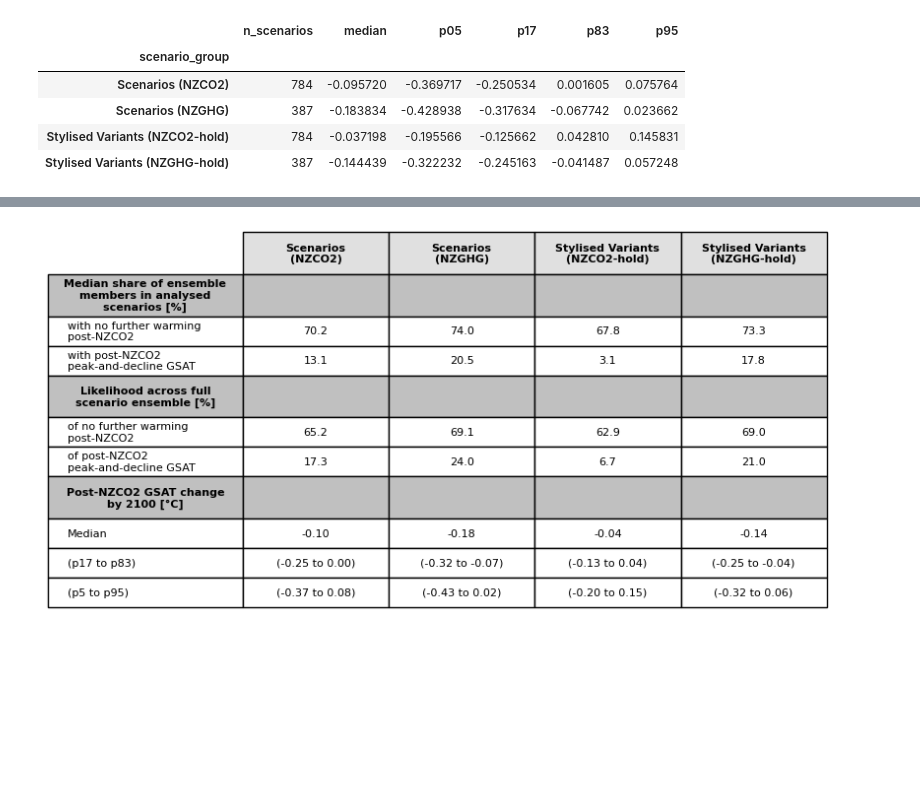
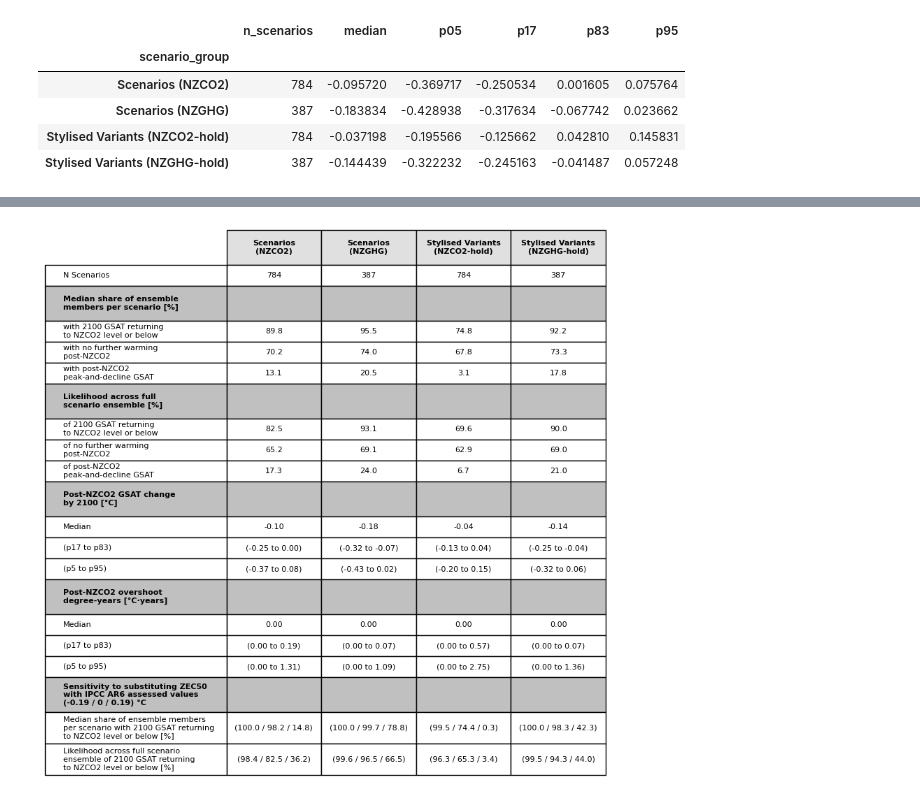
Before and after one commit to gaurav-ganti/netzero_assessment, a Jupyter notebook: analysis/501_scenario_characteristics.ipynb, the cells around one changed output, grey strips where cells are left out. Drawn from its saved outputs; the diff is of its cells as text; code cells hidden in the pictures; blank space fills up the shorter version.

Commit message:
updated 501 notebook to produce new Table 1, STable 2 and SFig 2

```diff
--- a/analysis/501_scenario_characteristics.ipynb
+++ b/analysis/501_scenario_characteristics.ipynb
@@ -644,6 +262,7 @@ def per_scenario_probability_median(df, group, criterion_col):
 median_share_results = pd.DataFrame({
     "no further warming": [per_scenario_probability_median(all_df_extended, g, "no_further_warming_after_nzco2") for g in groups],
     "peak-and-decline": [per_scenario_probability_median(all_df_extended, g, "peak_and_decline_after_nzco2") for g in groups],
+    "returns to NZCO2 or below": [per_scenario_probability_median(all_df_extended, g, "returns_to_or_below_nzco2") for g in groups],
 }, index=groups)
 median_share_results
 # %% [output]
@@ -669,6 +288,16 @@ def pooled_probability(df, group, criterion_col):
 pooled_prob_results = pd.DataFrame({
     "no further warming": [pooled_probability(all_df_extended, g, "no_further_warming_after_nzco2") for g in groups],
     "peak-and-decline": [pooled_probability(all_df_extended, g, "peak_and_decline_after_nzco2") for g in groups],
+    "returns to NZCO2 or below": [pooled_probability(all_df_extended, g, "returns_to_or_below_nzco2") for g in groups],
 }, index=groups)
+
+# The two mutually exclusive categories should sum exactly to the union - confirms
+# the pooled (mean-based) probabilities are additive, unlike the median-based shares.
+additivity_check = (
+    pooled_prob_results["no further warming"] + pooled_prob_results["peak-and-decline"]
+    - pooled_prob_results["returns to NZCO2 or below"]
+).abs()
+assert (additivity_check < 1e-9).all(), "pooled probabilities should add up exactly"
+
 pooled_prob_results
 # %% [output]
@@ -716,12 +442,24 @@ def fmt_degc(x):
     return f"{x:.2f}"
 
 
+def fmt_ody(x):
+    return f"{x:.2f}"
+
+
+def fmt_triple(low, central, high):
+    return f"({fmt_pct(low)} / {fmt_pct(central)} / {fmt_pct(high)})"
+
+
+n_scenarios_row = ("N Scenarios", [str(int(pooled_delta_results.loc[g, "n_scenarios"])) for g in groups])
+
 section1_rows = [
+    ("with 2100 GSAT returning\nto NZCO2 level or below", [fmt_pct(median_share_results.loc[g, "returns to NZCO2 or below"]) for g in groups]),
     ("with no further warming\npost-NZCO2", [fmt_pct(median_share_results.loc[g, "no further warming"]) for g in groups]),
     ("with post-NZCO2\npeak-and-decline GSAT", [fmt_pct(median_share_results.loc[g, "peak-and-decline"]) for g in groups]),
 ]
 
 section2_rows = [
+    ("of 2100 GSAT returning\nto NZCO2 level or below", [fmt_pct(pooled_prob_results.loc[g, "returns to NZCO2 or below"]) for g in groups]),
     ("of no further warming\npost-NZCO2", [fmt_pct(pooled_prob_results.loc[g, "no further warming"]) for g in groups]),
     ("of post-NZCO2\npeak-and-decline GSAT", [fmt_pct(pooled_prob_results.loc[g, "peak-and-decline"]) for g in groups]),
 ]
@@ -732,61 +470,100 @@ section3_rows = [
     ("(p5 to p95)", [f"({fmt_degc(pooled_delta_results.loc[g, 'p05'])} to {fmt_degc(pooled_delta_results.loc[g, 'p95'])})" for g in groups]),
 ]
 
-section1_label = "Median share of ensemble\nmembers in analysed\nscenarios [%]"
+section4_rows = [
+    ("Median", [fmt_ody(pooled_ody_results.loc[g, "median"]) for g in groups]),
+    ("(p17 to p83)", [f"({fmt_ody(pooled_ody_results.loc[g, 'p17'])} to {fmt_ody(pooled_ody_results.loc[g, 'p83'])})" for g in groups]),
+    ("(p5 to p95)", [f"({fmt_ody(pooled_ody_results.loc[g, 'p05'])} to {fmt_ody(pooled_ody_results.loc[g, 'p95'])})" for g in groups]),
+]
+
+section5_rows = [
+    (
+        "Median share of ensemble members\nper scenario with 2100 GSAT returning\nto NZCO2 level or below [%]",
+        [fmt_triple(median_share_results_zec.loc[g, "low"], median_share_results_zec.loc[g, "central"], median_share_results_zec.loc[g, "high"]) for g in groups],
+    ),
+    (
+        "Likelihood across full scenario\nensemble of 2100 GSAT returning \nto NZCO2 level or below [%]",
+        [fmt_triple(pooled_prob_results_zec.loc[g, "low"], pooled_prob_results_zec.loc[g, "central"], pooled_prob_results_zec.loc[g, "high"]) for g in groups],
+    ),
+]
+
+section1_label = "Median share of ensemble\nmembers per scenario [%]"
 section2_label = "Likelihood across full\nscenario ensemble [%]"
 section3_label = "Post-NZCO2 GSAT change\nby 2100 [°C]"
+section4_label = "Post-NZCO2 overshoot\ndegree-years [°C·years]"
+section5_label = "Sensitivity to substituting ZEC50\nwith IPCC AR6 assessed values\n(-0.19 / 0 / 0.19) °C"
 
 col_labels = [rename_map[g] for g in groups]
 n_cols = len(col_labels)
 
-row_labels = (
-    [section1_label] + [r[0] for r in section1_rows]
-    + [section2_label] + [r[0] for r in section2_rows]
-    + [section3_label] + [r[0] for r in section3_rows]
-)
+sections = [
+    (section1_label, section1_rows),
+    (section2_label, section2_rows),
+    (section3_label, section3_rows),
+    (section4_label, section4_rows),
+    (section5_label, section5_rows),
+]
 
-cell_rows = (
-    [[""] * n_cols] + [r[1] for r in section1_rows]
-    + [[""] * n_cols] + [r[1] for r in section2_rows]
-    + [[""] * n_cols] + [r[1] for r in section3_rows]
-)
+row_labels = [n_scenarios_row[0]]
+cell_rows = [n_scenarios_row[1]]
+section_row_indices = []
+section_data_row_indices = {}  # section label -> list of table row indices for its data rows
 
-section_row_indices = [1, 1 + len(section1_rows) + 1, 1 + len(section1_rows) + 1 + len(section2_rows) + 1]
+current_table_row = 2  # table row 0 = column headers, row 1 = N Scenarios data row
+for label, rows in sections:
+    section_row_indices.append(current_table_row)
+    row_labels.append(label)
+    cell_rows.append([""] * n_cols)
+    current_table_row += 1
+    section_data_row_indices[label] = []
+    for r_label, r_vals in rows:
+        row_labels.append(r_label)
+        cell_rows.append(r_vals)
+        section_data_row_indices[label].append(current_table_row)
+        current_table_row += 1
 
 n_rows = len(row_labels)
 
-fig, ax = plt.subplots(figsize=(9, n_rows * 0.32 + 0.5))
+fig, ax = plt.subplots(figsize=(7, n_rows * 0.3 + 0.5))
 ax.axis("off")
 
 table = ax.table(
     cellText=cell_rows,
     colLabels=col_labels,
     rowLabels=row_labels,
     loc="center",
     cellLoc="center",
     colLoc="center",
 )
 table.auto_set_font_size(False)
 table.set_fontsize(8)
-table.scale(0.85, 1.8)
+table.scale(1, 1.8)
 
-header_height = 0.15
+header_height = 0.1
 for col_idx in range(n_cols):
     table[0, col_idx].set_height(header_height)
     table[0, col_idx].get_text().set_fontweight("bold")
     table[0, col_idx].set_facecolor("#e0e0e0")
 
 for row_idx in section_row_indices:
     for col_idx in range(n_cols):
         table[row_idx, col_idx].set_height(header_height)
         table[row_idx, col_idx].set_facecolor("#c0c0c0")
         table[row_idx, col_idx].get_text().set_fontweight("bold")
     table[row_idx, -1].set_height(header_height)
     table[row_idx, -1].get_text().set_fontweight("bold")
     table[row_idx, -1].set_facecolor("#c0c0c0")
-    table[row_idx, -1].get_text().set_ha("center")
+    table[row_idx, -1].get_text().set_ha("left")
+
+# Section 5's data rows need three lines of row-label text (the other rows only need
+# one or two) - give just those two rows extra height rather than the whole table.
+tall_row_height = 0.09
+for row_idx in section_data_row_indices[section5_label]:
+    for col_idx in range(n_cols):
+        table[row_idx, col_idx].set_height(tall_row_height)
+    table[row_idx, -1].set_height(tall_row_height)
 
 plt.savefig(PLOT_FOLDER / "501_Table_1_synthesis.png", dpi=300, bbox_inches="tight")
 plt.show()
 # %% [output]
-[figure, old version]
+[figure, new version]
```
Also changed, not shown: parts of 28 cells of this notebook.
